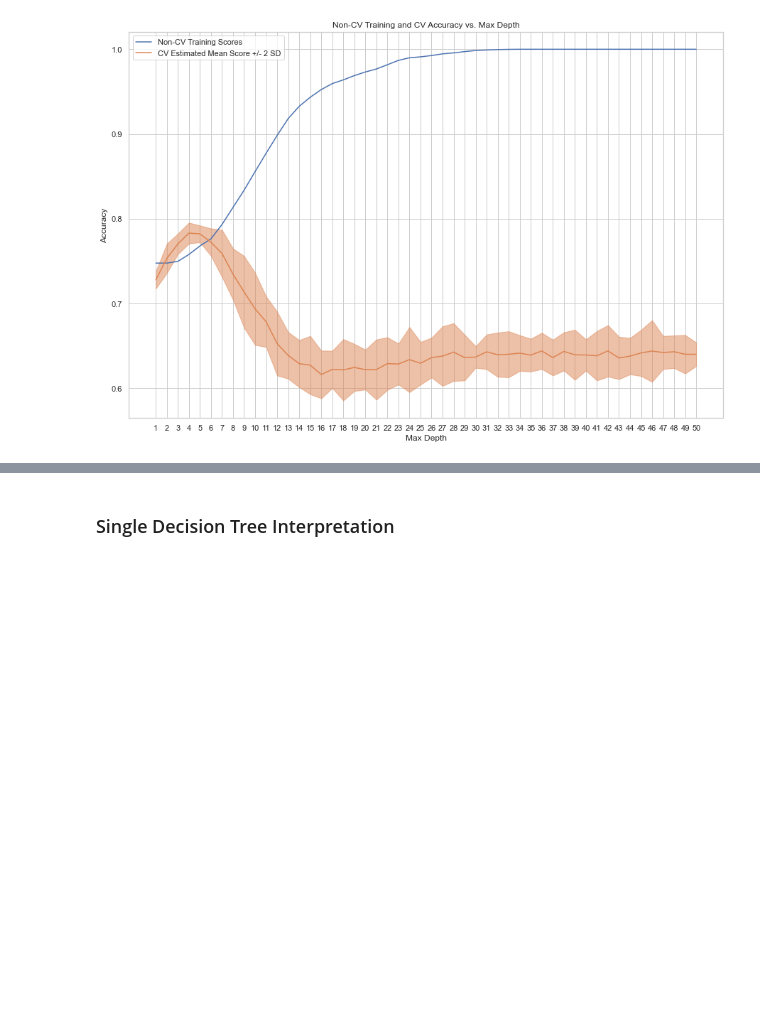
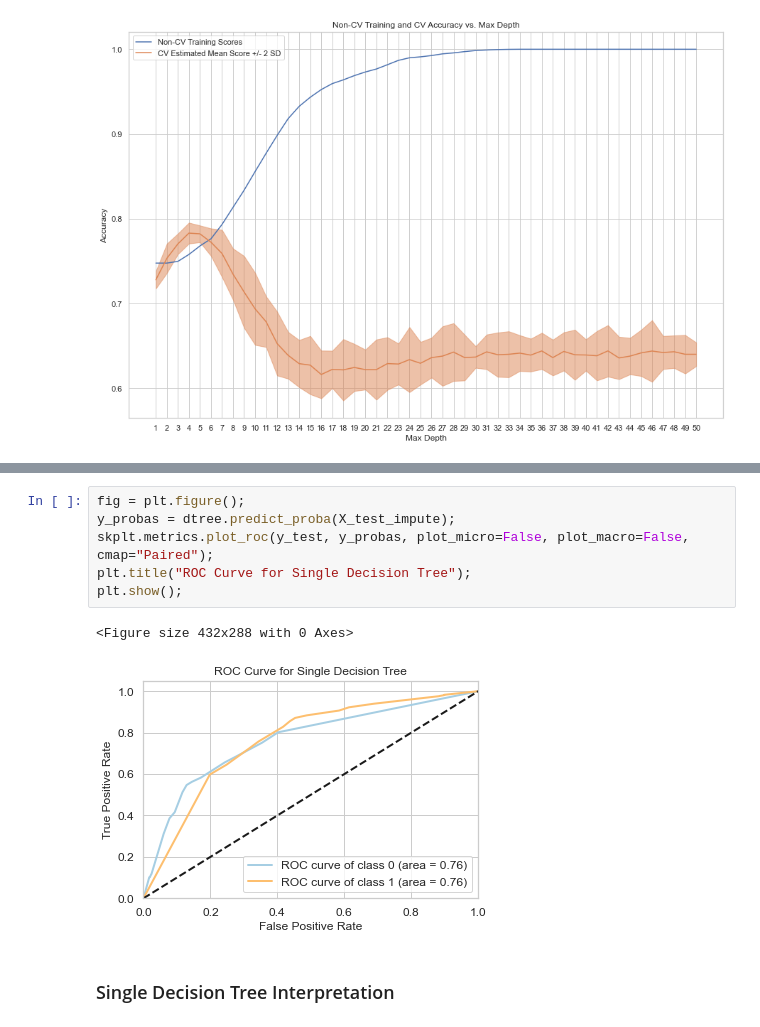
Before and after one commit to raychen2019/Mortality, a Jupyter notebook: models-v3.ipynb, the cells around one changed output, grey strips where cells are left out. Drawn from its saved outputs; the diff is of its cells as text; blank space fills up the shorter version.

Commit message:
plots and all

```diff
--- a/models-v3.ipynb
+++ b/models-v3.ipynb
@@ -154,6 +155,15 @@ print(f"Best Depth: {best_depth}")
 Best CV Tree Train Score: 0.7578351164254248
 Best CV Tree Test Score: 0.7408152994464016
 Best Depth: 4
+# %%
+fig = plt.figure();
+y_probas = dtree.predict_proba(X_test_impute);
+skplt.metrics.plot_roc(y_test, y_probas, plot_micro=False, plot_macro=False, cmap="Paired");
+plt.title("ROC Curve for Single Decision Tree");
+plt.show();
+# %% [output]
+<Figure size 432x288 with 0 Axes>
+[figure, added]
 # %% [markdown]
 ### <div class='exercise'> Single Decision Tree Interpretation </div>
 # %%
```
Also changed, not shown: parts of 9 cells of this notebook, 21 other files.
